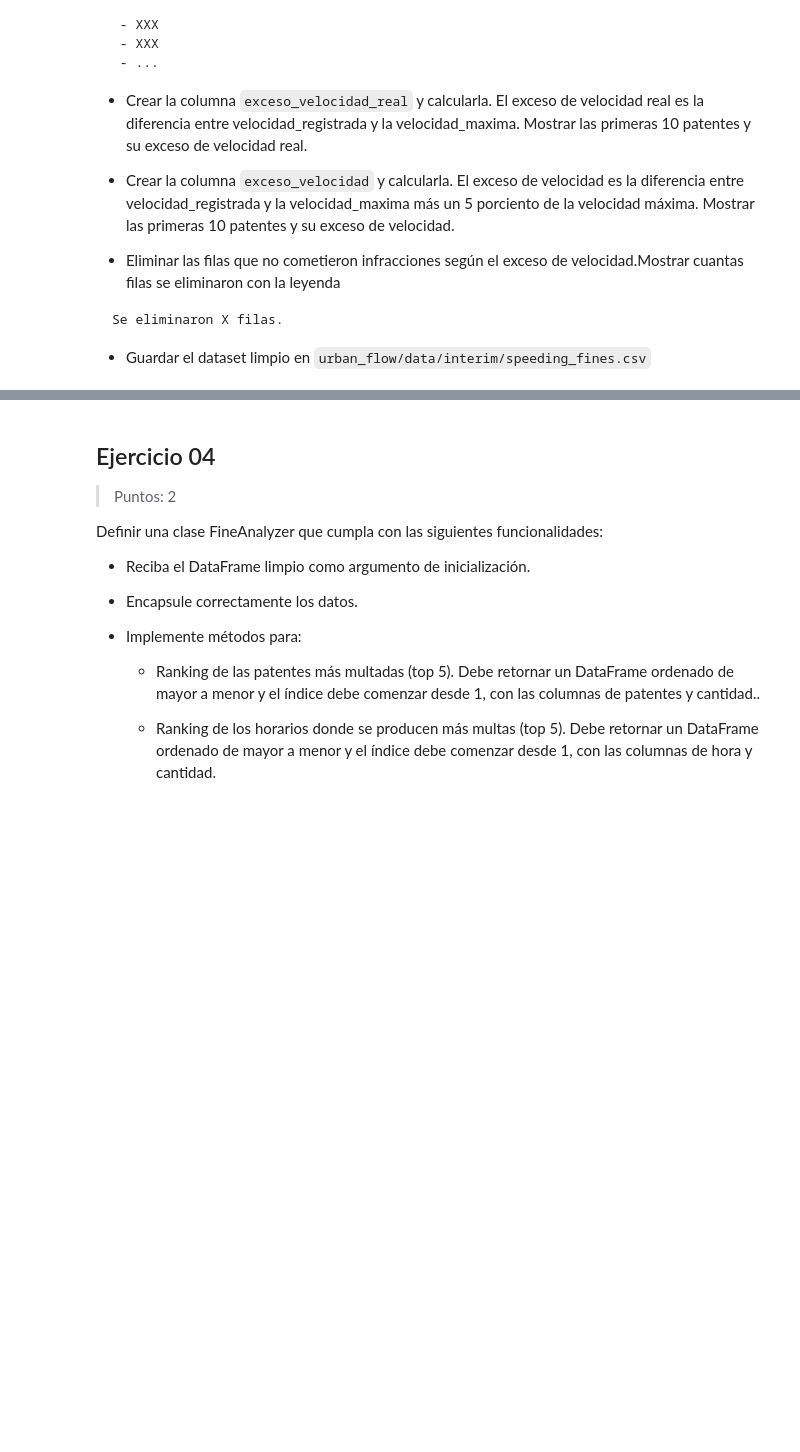
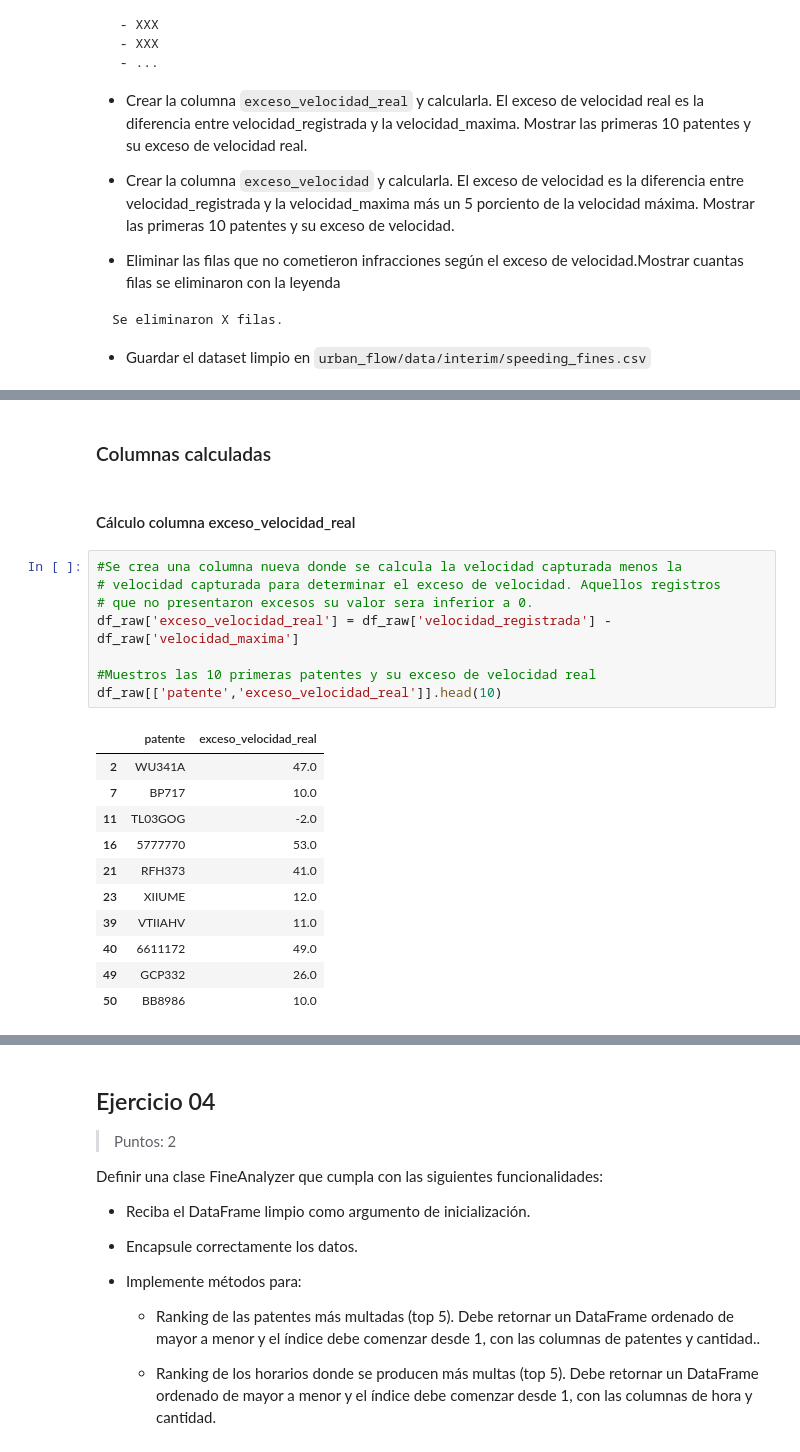
Before and after one commit to GomezMorales/urban_flow_tp_integrador, a Jupyter notebook: 01_Urban_Flow-Tejerina_Quiroga_Bonifacio_GomezMorales.ipynb, the cells around one changed output, grey strips where cells are left out. Drawn from its saved outputs; the diff is of its cells as text; blank space fills up the shorter version.

```diff
--- a/01_Urban_Flow-Tejerina_Quiroga_Bonifacio_GomezMorales.ipynb
+++ b/01_Urban_Flow-Tejerina_Quiroga_Bonifacio_GomezMorales.ipynb
@@ -333,0 +581,24 @@ Se eliminaron X filas.
+# %% [markdown]
+### Columnas calculadas
+# %% [markdown]
+#### Cálculo columna exceso_velocidad_real
+# %%
+#Se crea una columna nueva donde se calcula la velocidad capturada menos la
+# velocidad capturada para determinar el exceso de velocidad. Aquellos registros
+# que no presentaron excesos su valor sera inferior a 0.
+df_raw['exceso_velocidad_real'] = df_raw['velocidad_registrada'] - df_raw['velocidad_maxima']
+
+#Muestros las 10 primeras patentes y su exceso de velocidad real
+df_raw[['patente','exceso_velocidad_real']].head(10)
+# %% [output]
+|  | patente | exceso_velocidad_real |
+| 2 | WU341A | 47.0 |
+| 7 | BP717 | 10.0 |
+| 11 | TL03GOG | -2.0 |
+| 16 | 5777770 | 53.0 |
+| 21 | RFH373 | 41.0 |
+| 23 | XIIUME | 12.0 |
+| 39 | VTIIAHV | 11.0 |
+| 40 | 6611172 | 49.0 |
+| 49 | GCP332 | 26.0 |
+| 50 | BB8986 | 10.0 |
```
Also changed, not shown: parts of 32 cells of this notebook, 2 other files.
